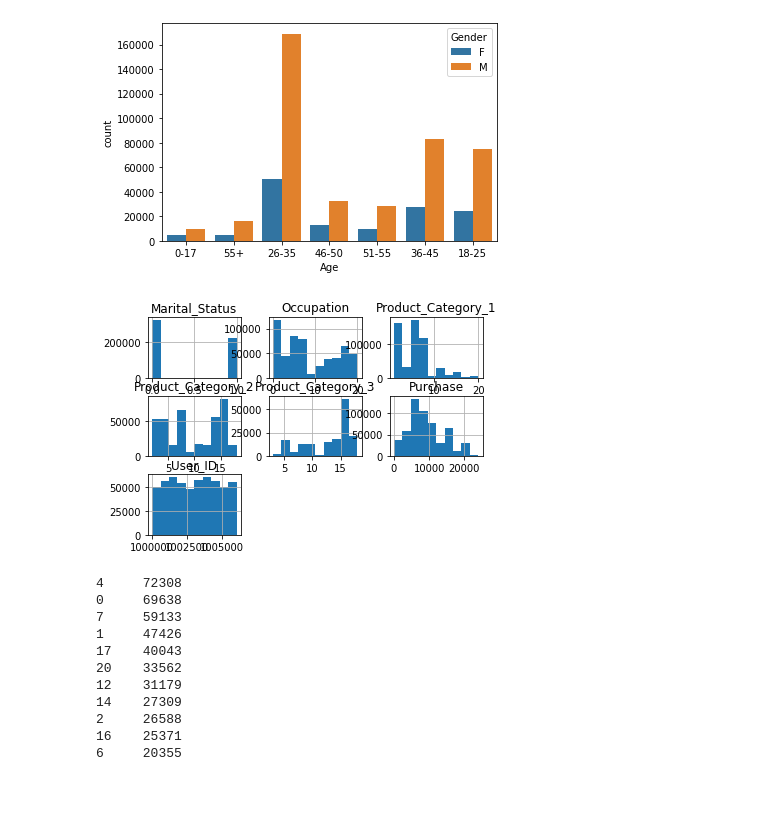
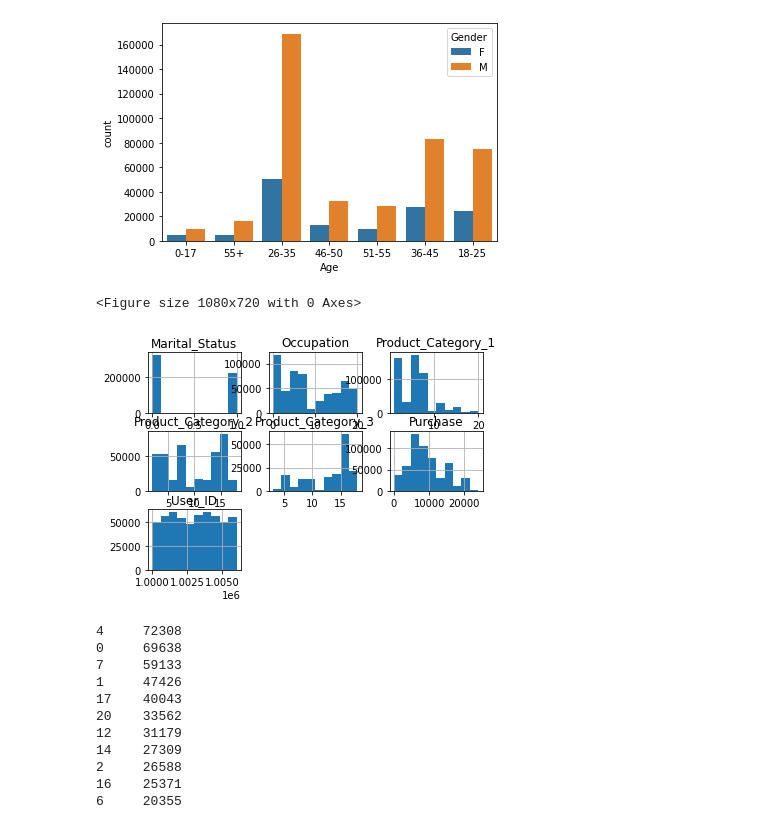
Before and after one commit to NairSailesh/BlackFriday, a Jupyter notebook: BF.ipynb, the cells around one changed output. Cells and saved outputs as stored; diff of their text form; code cells hidden in the pictures; blank space fills up the shorter version.

```diff
--- a/BF.ipynb
+++ b/BF.ipynb
@@ -96,10 +98,12 @@ sns.countplot(data['Age'], hue=data['Gender'])
 <matplotlib.axes._subplots.AxesSubplot at 0x...>
 [figure]
 # %%
+plt.figure(figsize=(15,10))
 data.hist()
 plt.show()
 # %% [output]
+<Figure size 1080x720 with 0 Axes>
-[figure, old version]
+[figure, new version]
 # %%
 data['Occupation'].value_counts()
 # %% [output]
```
Also changed, not shown: parts of 15 cells of this notebook.
